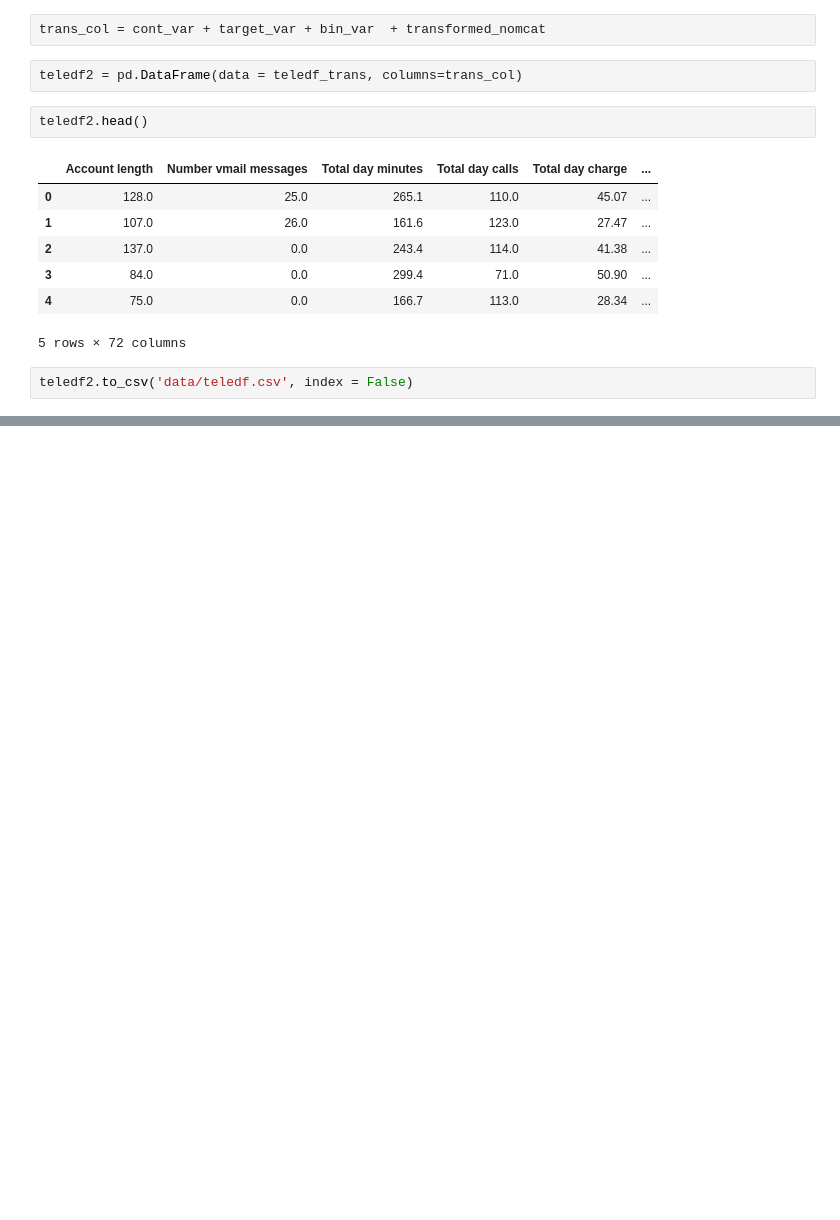
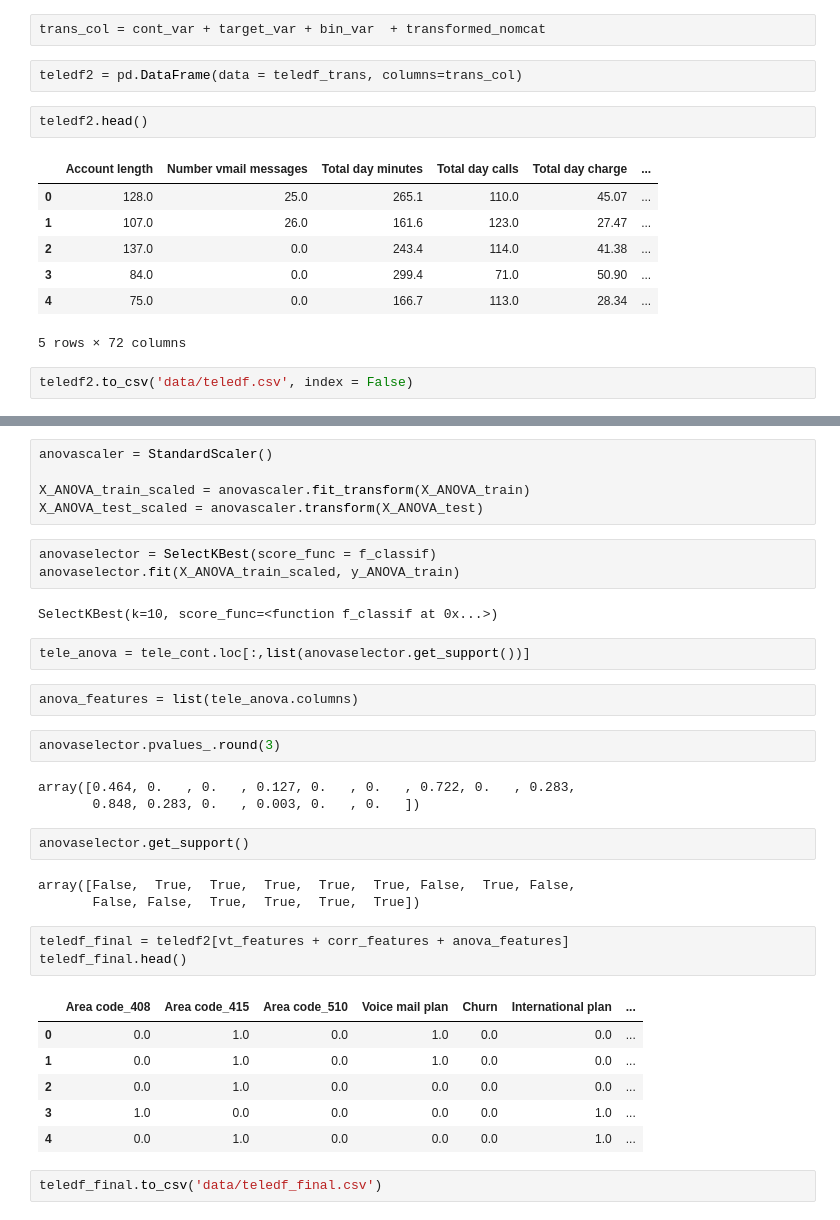
Before and after one commit to kangand/1000ml, a Jupyter notebook: unit5_project/Data prep.ipynb, the cells around one changed output, grey strips where cells are left out. Cells and saved outputs as stored; diff of their text form; blank space fills up the shorter version.

Commit message:
updated with feature selection

```diff
--- a/unit5_project/Data prep.ipynb
+++ b/unit5_project/Data prep.ipynb
@@ -215,0 +304,36 @@ teledf2.to_csv('data/teledf.csv', index = False)
+# %%
+anovascaler = StandardScaler()
+
+X_ANOVA_train_scaled = anovascaler.fit_transform(X_ANOVA_train)
+X_ANOVA_test_scaled = anovascaler.transform(X_ANOVA_test)
+# %%
+anovaselector = SelectKBest(score_func = f_classif)
+anovaselector.fit(X_ANOVA_train_scaled, y_ANOVA_train)
+# %% [output]
+SelectKBest(k=10, score_func=<function f_classif at 0x...>)
+# %%
+tele_anova = tele_cont.loc[:,list(anovaselector.get_support())]
+# %%
+anova_features = list(tele_anova.columns)
+# %%
+anovaselector.pvalues_.round(3)
+# %% [output]
+array([0.464, 0.   , 0.   , 0.127, 0.   , 0.   , 0.722, 0.   , 0.283,
+       0.848, 0.283, 0.   , 0.003, 0.   , 0.   ])
+# %%
+anovaselector.get_support()
+# %% [output]
+array([False,  True,  True,  True,  True,  True, False,  True, False,
+       False, False,  True,  True,  True,  True])
+# %%
+teledf_final = teledf2[vt_features + corr_features + anova_features]
+teledf_final.head()
+# %% [output]
+|  | Area code_408 | Area code_415 | Area code_510 | Voice mail plan | Churn | International plan | ... |
+| 0 | 0.0 | 1.0 | 0.0 | 1.0 | 0.0 | 0.0 | ... |
+| 1 | 0.0 | 1.0 | 0.0 | 1.0 | 0.0 | 0.0 | ... |
+| 2 | 0.0 | 1.0 | 0.0 | 0.0 | 0.0 | 0.0 | ... |
+| 3 | 1.0 | 0.0 | 0.0 | 0.0 | 0.0 | 1.0 | ... |
+| 4 | 0.0 | 1.0 | 0.0 | 0.0 | 0.0 | 1.0 | ... |
+# %%
+teledf_final.to_csv('data/teledf_final.csv')
```
Also changed, not shown: parts of 15 cells of this notebook.
